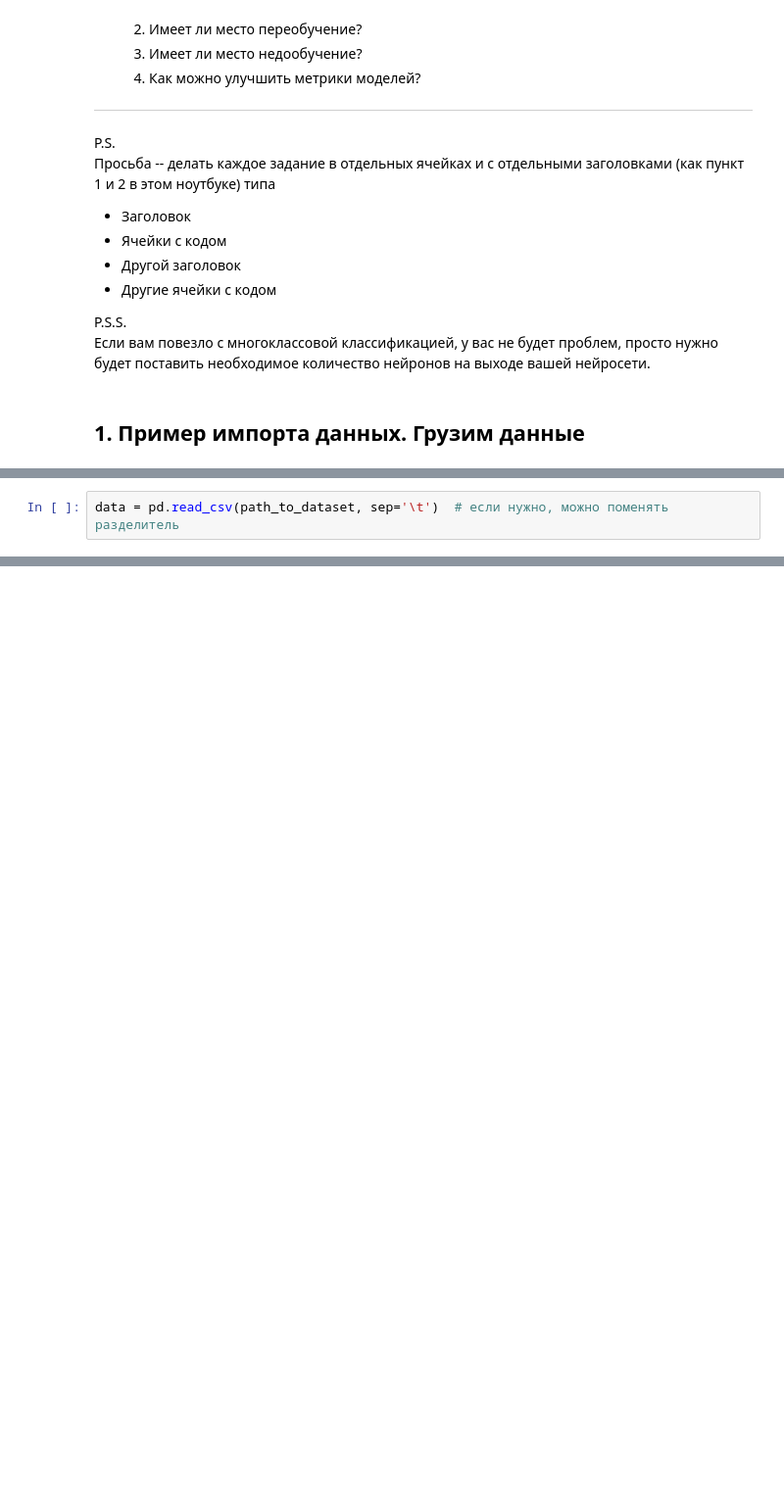
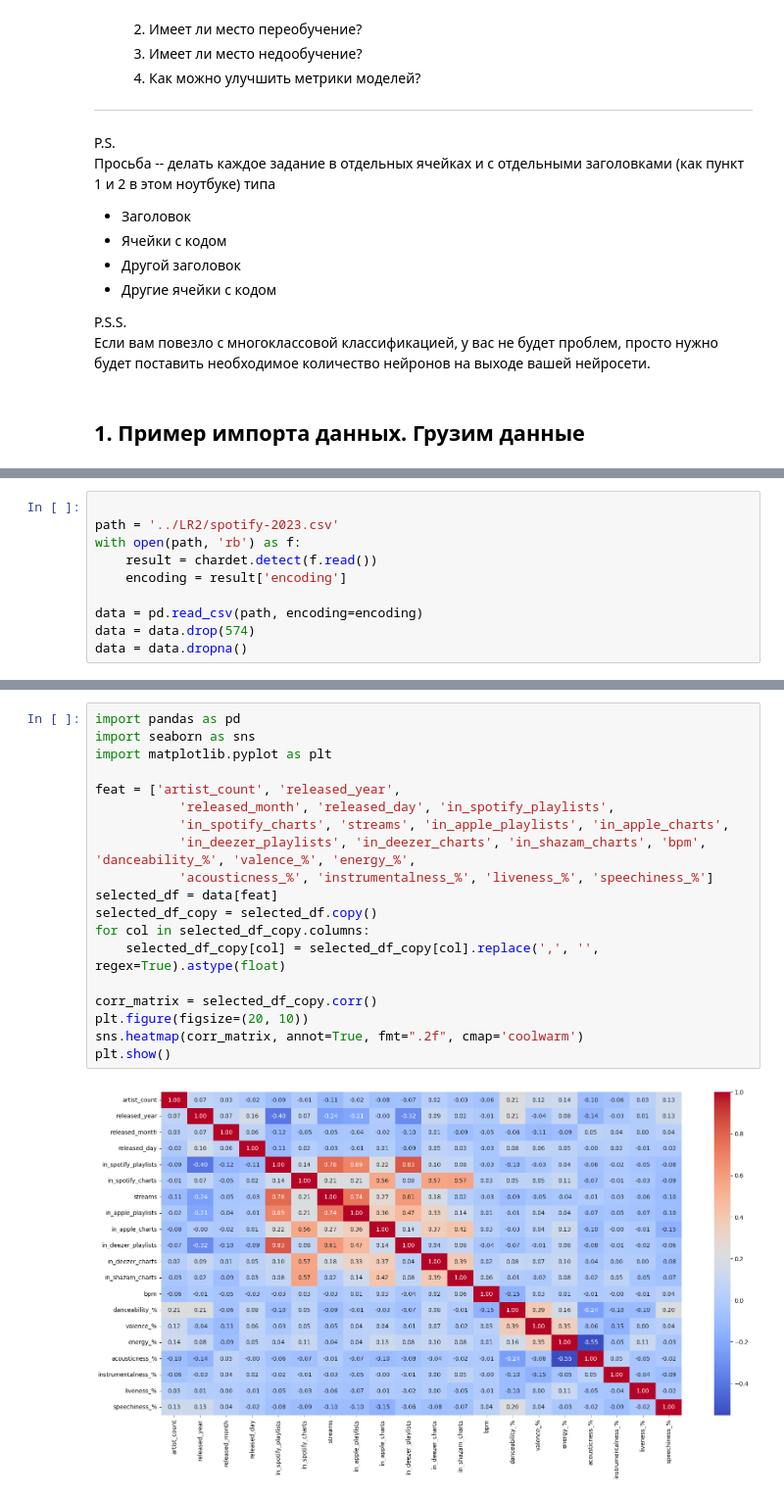
Before and after one commit to zamuragin03/LR1_ML, a Jupyter notebook: LR4/04_lab_dl_intro.ipynb, the cells around one changed output, grey strips where cells are left out. Shown: that part at 98% size. Saved outputs shown, nothing was run; the diff lists cells and outputs as text; blank space fills up the shorter version.

```diff
--- a/LR4/04_lab_dl_intro.ipynb
+++ b/LR4/04_lab_dl_intro.ipynb
@@ -59,2 +71,10 @@ P.S.S.
 # %%
-data = pd.read_csv(path_to_dataset, sep='\t')  # если нужно, можно поменять разделитель
+
+path = '../LR2/spotify-2023.csv'
+with open(path, 'rb') as f:
+    result = chardet.detect(f.read())
+    encoding = result['encoding']
+
+data = pd.read_csv(path, encoding=encoding)
+data = data.drop(574)
+data = data.dropna()
@@ -64,0 +93,21 @@ data = pd.read_csv(path_to_dataset, sep='\t')  # если нужно, можно
+# %%
+import pandas as pd
+import seaborn as sns
+import matplotlib.pyplot as plt
+
+feat = ['artist_count', 'released_year',
+           'released_month', 'released_day', 'in_spotify_playlists',
+           'in_spotify_charts', 'streams', 'in_apple_playlists', 'in_apple_charts',
+           'in_deezer_playlists', 'in_deezer_charts', 'in_shazam_charts', 'bpm', 'danceability_%', 'valence_%', 'energy_%',
+           'acousticness_%', 'instrumentalness_%', 'liveness_%', 'speechiness_%']
+selected_df = data[feat]
+selected_df_copy = selected_df.copy()
+for col in selected_df_copy.columns:
+    selected_df_copy[col] = selected_df_copy[col].replace(',', '', regex=True).astype(float)
+
+corr_matrix = selected_df_copy.corr()
+plt.figure(figsize=(20, 10))
+sns.heatmap(corr_matrix, annot=True, fmt=".2f", cmap='coolwarm')
+plt.show()
+# %% [output]
+[figure, added]
```
Also changed, not shown: parts of 15 cells of this notebook, 1 other file.
